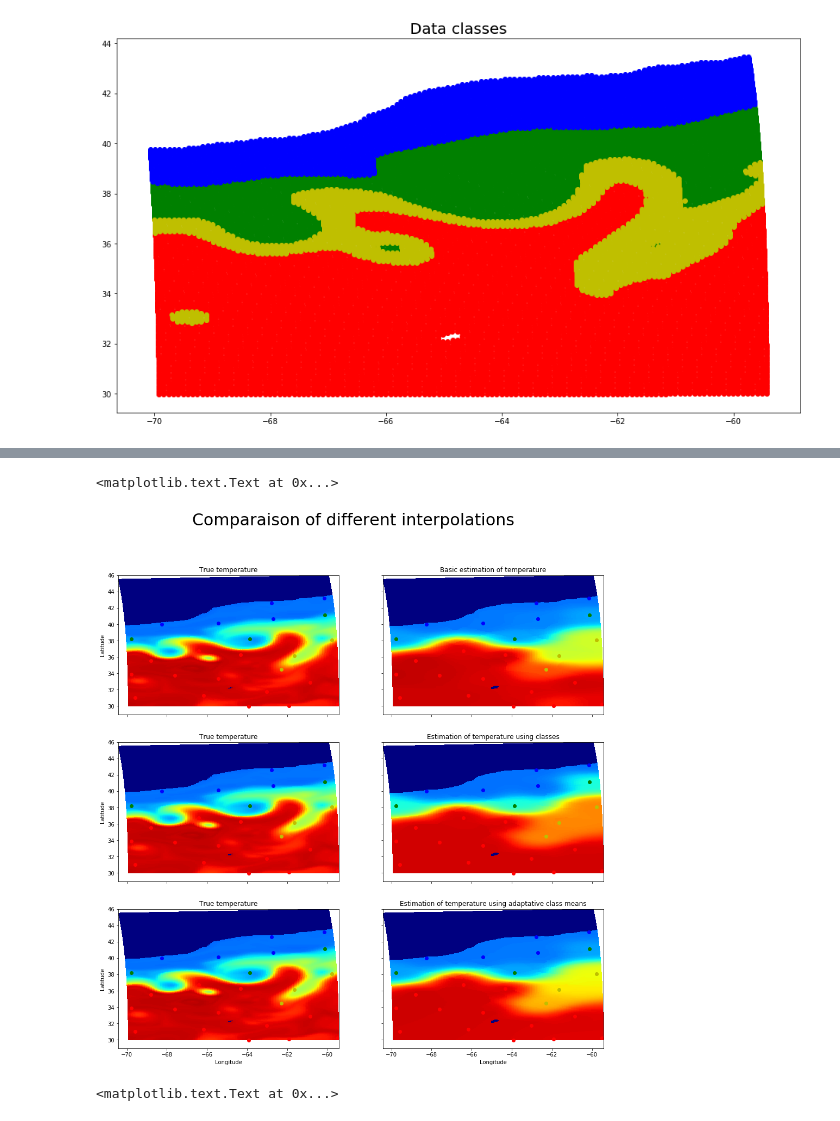
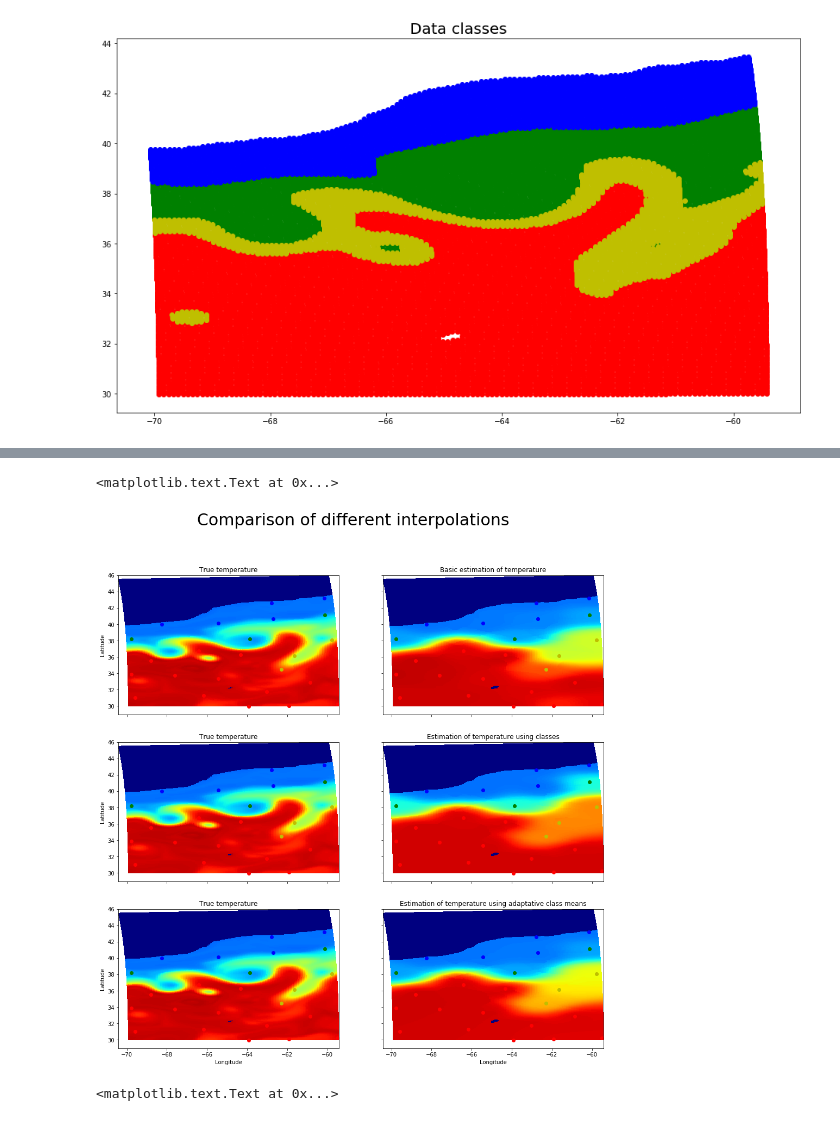
Before and after one commit to gmaze/projet-s5, a Jupyter notebook: Projet S5 Spatial Interpolation.ipynb, the cells around one changed output, grey strips where cells are left out. Saved outputs shown, nothing was run; the diff lists cells and outputs as text; code cells hidden in the pictures.

```diff
--- a/Projet S5 Spatial Interpolation.ipynb
+++ b/Projet S5 Spatial Interpolation.ipynb
@@ -110,7 +110,7 @@ obs_ilon = np.array(dataset['obs_ilon']).astype(int) #Observations indices in "l
 obs_ilat = np.array(dataset['obs_ilat']).astype(int) #Observations indices in "lat"
 
 
-class_obs = lab[obs_ilon,obs_ilat] #Observations classes
+class_obs = lab[obs_ilon,obs_ilat].astype(int) #Observations classes
 
 temp = np.reshape(dataset['temperature'],(127,254)) #Whole data temperature
 
@@ -142,7 +148,7 @@ for k in range(1,5):
 # %%
 from math import *
 
-#geodesic distance in km
+#Geodesic distance in km
 def dist_geo(long1, lat1, long2, lat2):
     try:
         value= sin(lat1*2*pi/360)*sin(lat2*2*pi/360) + cos(lat1*2*pi/360)*cos(lat2*2*pi/360)\
@@ -152,17 +158,20 @@ def dist_geo(long1, lat1, long2, lat2):
         print(long1, lat1, long2, lat2,sin(lat1*2*pi/360)*sin(lat2*2*pi/360) + cos(lat1*2*pi/360)*cos(lat2*2*pi/360)\
                     *cos((long2 - long1)*2*pi/360))
 
+#Geodesic distance for vectors
 vdist_geo = np.vectorize(dist_geo, excluded=['long1', 'lat1'])
 
-def get_knearest(longs, lats, points, indices, k):
-    distances = vdist_geo(longs, lats, points[:,0], points[:,1])
+#Returns the distances and indices of k-nearest neighbors from the point (long,lat)
+def get_knearest(long, lat, points, indices, k):
+    distances = vdist_geo(long, lat, points[:,0], points[:,1])
     s_distances, s_neigh = (np.array(t) for t in zip(*sorted(zip(distances, indices))))
     return s_distances[:k], s_neigh[:k]
 
-
+#Compute alpha weight from i-th point in distances
 def alpha(distances, i, coeff):
     return exp(-distances[i]/coeff)/sum(np.exp(-np.array(distances)/coeff))
 
+#Compute alphas weights for all points in distances
 def valpha(distances, coeff):
     l = len(distances)
     alphas = np.zeros((l,))
@@ -170,11 +179,10 @@ def valpha(distances, coeff):
         alphas[i] = alpha(distances, i, coeff)
     return alphas
 # %%
-pts_classes = lab[obs_ilon, obs_ilat].astype(int)
-
+#Sorts observations by class
 grouped_by_class = [[],[],[],[]]
 for l in range(len(obs_lon)):
-    c = pts_classes[l] - 1
+    c = class_obs[l] - 1
     grouped_by_class[c].append(np.concatenate(([obs_lon[l]], [obs_lat[l]], [obs_ilon[l]], [obs_ilat[l]], [l])))
 for t in range(4):
     grouped_by_class[t] = np.array(grouped_by_class[t])
@@ -222,30 +243,30 @@ for i in range(127):
 # %%
 pylab.rcParams['figure.figsize'] = (16,16)
 warnings.filterwarnings('ignore')
 
 titles = ['Basic estimation of temperature', 'Estimation of temperature using classes',\
          'Estimation of temperature using adaptative class means']
 all_temp = [bad_temp, good_temp, very_good_temp]
 
 f, axarr = plt.subplots(3, 2, sharex='col', sharey='row')
 for k in range(3):
     p = axarr[k,0].pcolor(long, lat, temp, cmap=cm.jet, vmin=0, vmax=20)
     axarr[k,0].set_title('True temperature')
     axarr[k,0].set_ylabel('Latitude')
     p = axarr[k,1].pcolor(long, lat, all_temp[k], cmap=cm.jet, vmin=0, vmax=20)
     axarr[k,1].set_title(titles[k])
 
 for k in range(1,5):
     ind = np.where(class_obs == k)
     for i in range(3):
         for j in range(2):
             p = axarr[i,j].scatter(obs_lon[ind], obs_lat[ind], color=colors[k-1])
 axarr[2,0].set_xlabel('Longitude')
 axarr[2,1].set_xlabel('Longitude')
-f.suptitle('Comparaison of different interpolations',fontsize=30)
+f.suptitle('Comparison of different interpolations',fontsize=30)
 # %% [output]
 <matplotlib.text.Text at 0x...>
-[figure, old version]
+[figure, new version]
 # %%
 pylab.rcParams['figure.figsize'] = (16.0, 20)
 warnings.filterwarnings('ignore')
```
Also changed, not shown: parts of 3 cells of this notebook.
